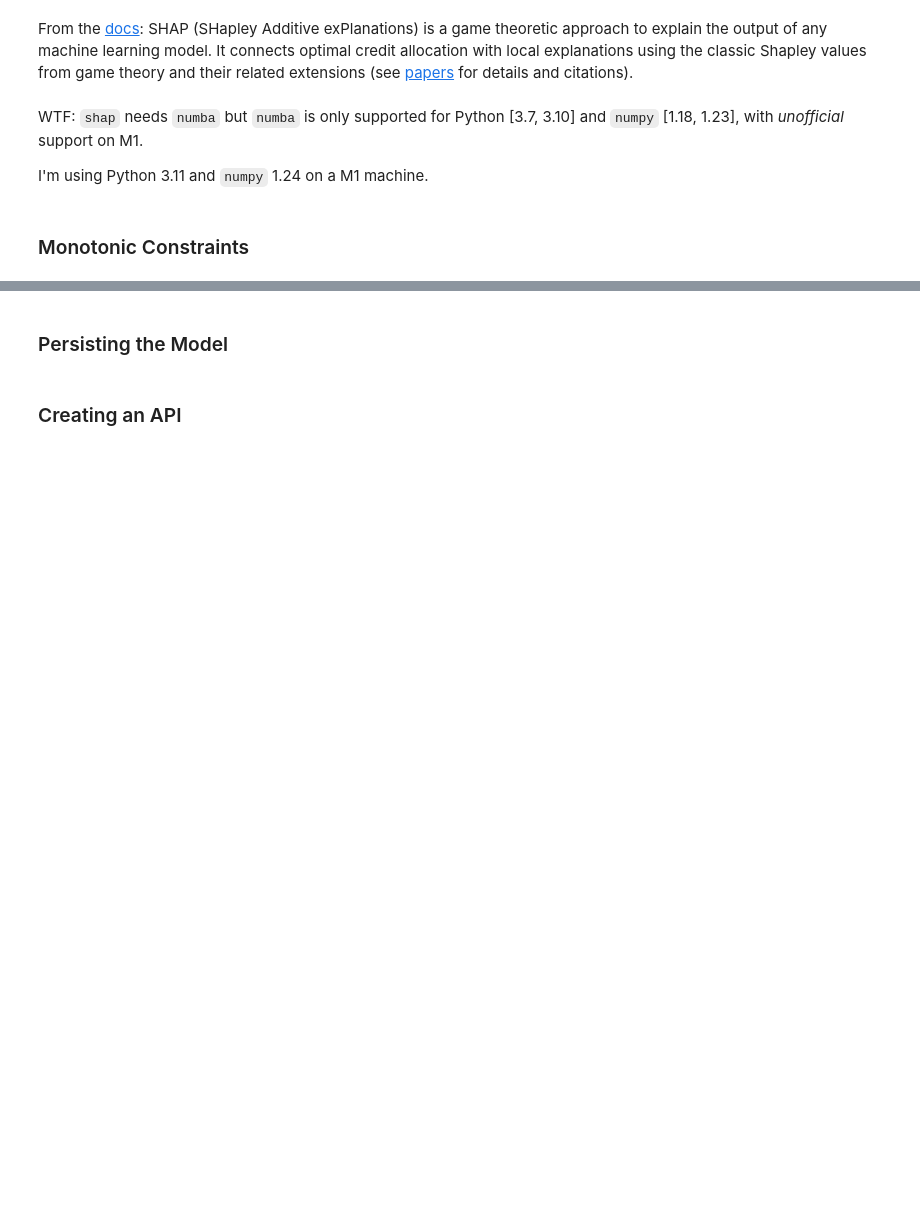
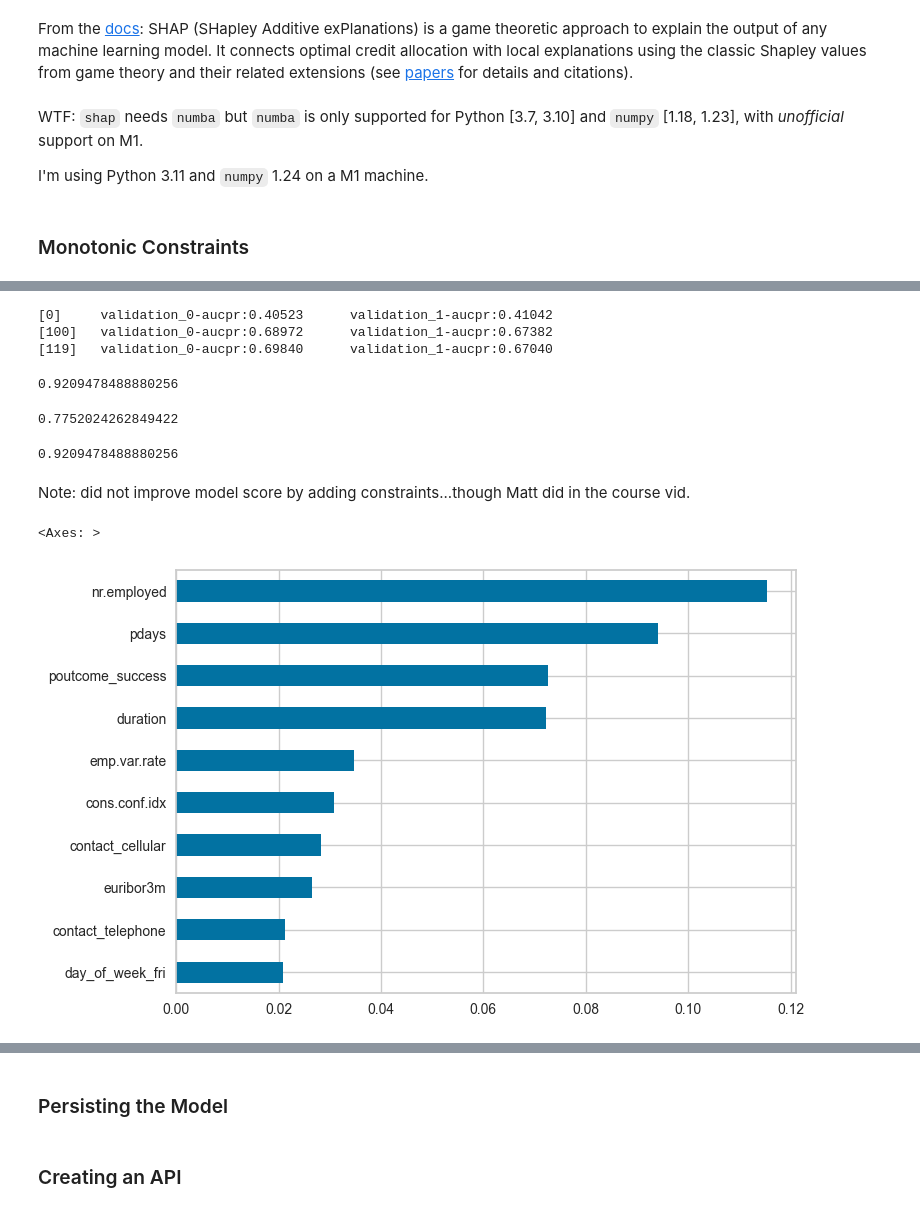
Before and after one commit to hfuhruhurr/effective-xgboost, a Jupyter notebook: dude.ipynb, the cells around one changed output, grey strips where cells are left out. Cells and saved outputs as stored; diff of their text form; code cells hidden in the pictures; blank space fills up the shorter version.

Commit message:
finished Monotonic Constraints section

```diff
--- a/dude.ipynb
+++ b/dude.ipynb
@@ -1107,0 +1114,37 @@ I'm using Python 3.11 and `numpy` 1.24 on a M1 machine.
+# %%
+# create a constrained XGBoost model
+xg_constrained = xgb.XGBClassifier(**step_params,
+                                   early_stopping_rounds=20,
+                                   n_estimators=200,
+                                   monotone_constraints={'duration': 1,  #  1 for monotonically increasing
+                                                         'pdays': -1,    # -1 for monotonically decreasing
+                                                         'emp.var.rate': -1,
+                                                         'nr.employed': -1
+                                                        }
+                                  )
+xg_constrained.fit(X_train, y_train, eval_set=[(X_train, y_train), (X_test, y_test)], verbose=100)
+xg_constrained.score(X_test, y_test)
+# %% [output]
+[0]     validation_0-aucpr:0.40523      validation_1-aucpr:0.41042
+[100]   validation_0-aucpr:0.68972      validation_1-aucpr:0.67382
+[119]   validation_0-aucpr:0.69840      validation_1-aucpr:0.67040
+0.9209478488880256
+# %%
+metrics.roc_auc_score(y_test, xg_constrained.predict(X_test))
+# %% [output]
+0.7752024262849422
+# %%
+xg_step.score(X_test, y_test)
+# %% [output]
+0.9209478488880256
+# %% [markdown]
+Note: did not improve model score by adding constraints...though Matt did in the course vid.
+# %%
+(pd.Series(xg_constrained.feature_importances_, index=X_train.columns)
+ .sort_values()
+ .iloc[-10:]
+ .plot.barh()
+)
+# %% [output]
+<Axes: >
+[figure, added]
```
Also changed, not shown: parts of 2 cells of this notebook.
